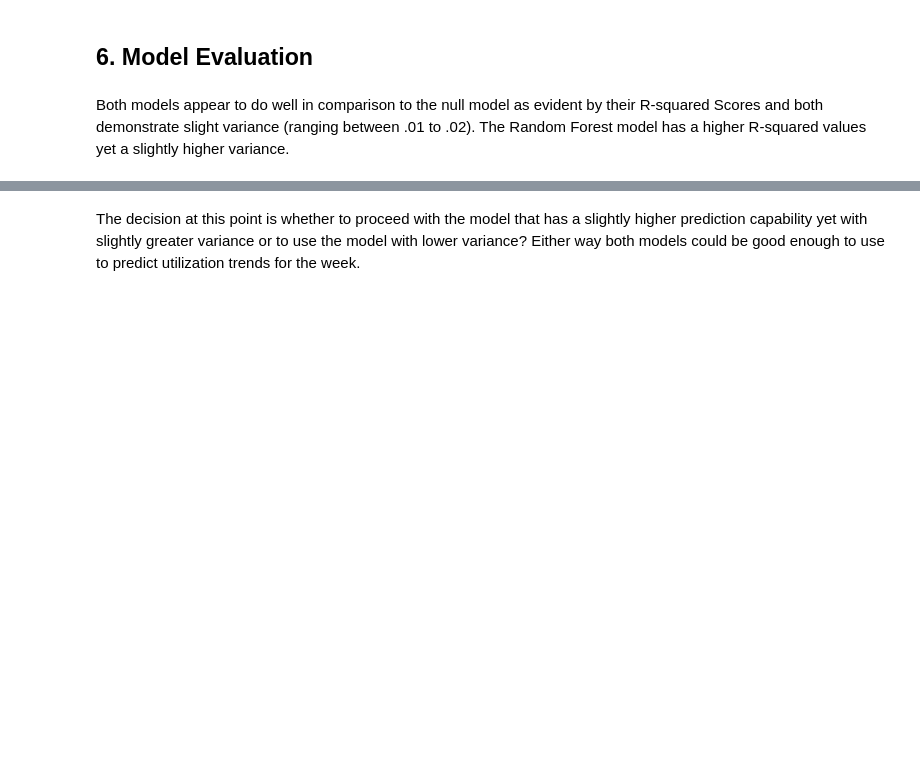
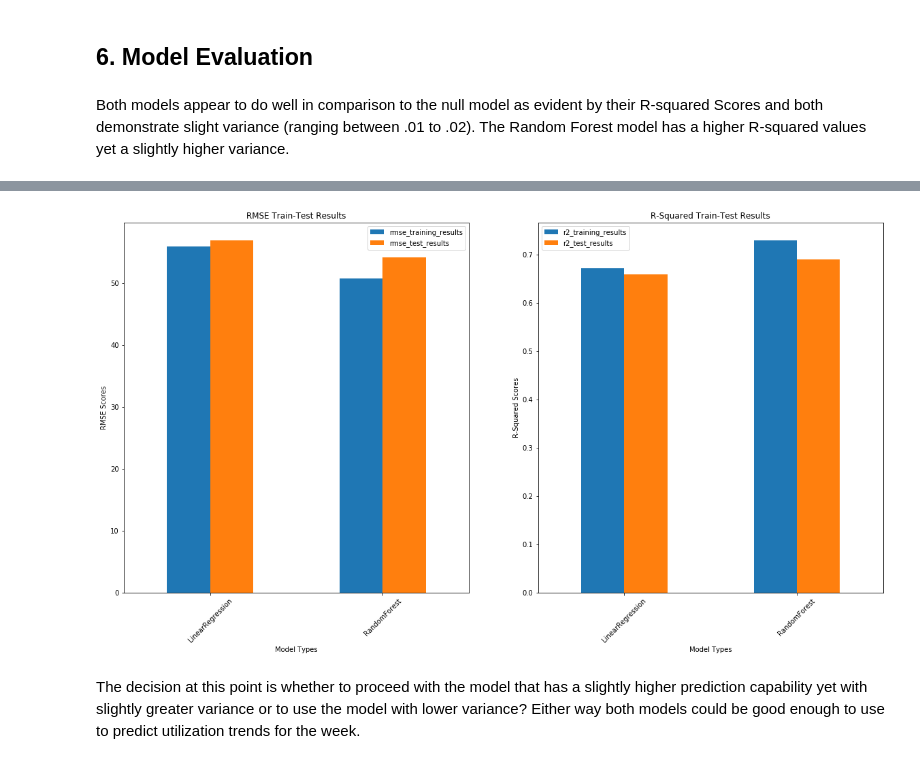
Before and after one commit to YolandaMDavis/yolanda_davis_final_project, a Jupyter notebook: part3.ipynb, the cells around one changed output, grey strips where cells are left out. Cells and saved outputs as stored; diff of their text form; code cells hidden in the pictures; blank space fills up the shorter version.

```diff
--- a/part3.ipynb
+++ b/part3.ipynb
@@ -382,3 +382,17 @@ results_df
+# %%
+fig, (ax1, ax2) = plt.subplots(nrows=1, ncols=2,  figsize=(20, 10))
+results_df.loc[:,['model_type','rmse_training_results','rmse_test_results']].plot(kind='bar', ax=ax1,x='model_type', rot=45)
+results_df.loc[:,['model_type','r2_training_results','r2_test_results']].plot(kind='bar',ax=ax2,x='model_type', rot=45)
+
+ax1.set_title('RMSE Train-Test Results')
+ax1.set_ylabel('RMSE Scores')
+ax1.set_xlabel('Model Types')
+
+ax2.set_title('R-Squared Train-Test Results')
+ax2.set_ylabel('R-Squared Scores')
+ax2.set_xlabel('Model Types');
+# %% [output]
+[figure, added]
 # %% [markdown]
 The decision at this point is whether to proceed with the model that has a slightly higher prediction capability
 yet with slightly greater variance or to use the model with lower variance? Either way both models could be good enough to use to predict utilization trends for the week.
```
Also changed, not shown: parts of 6 cells of this notebook.
